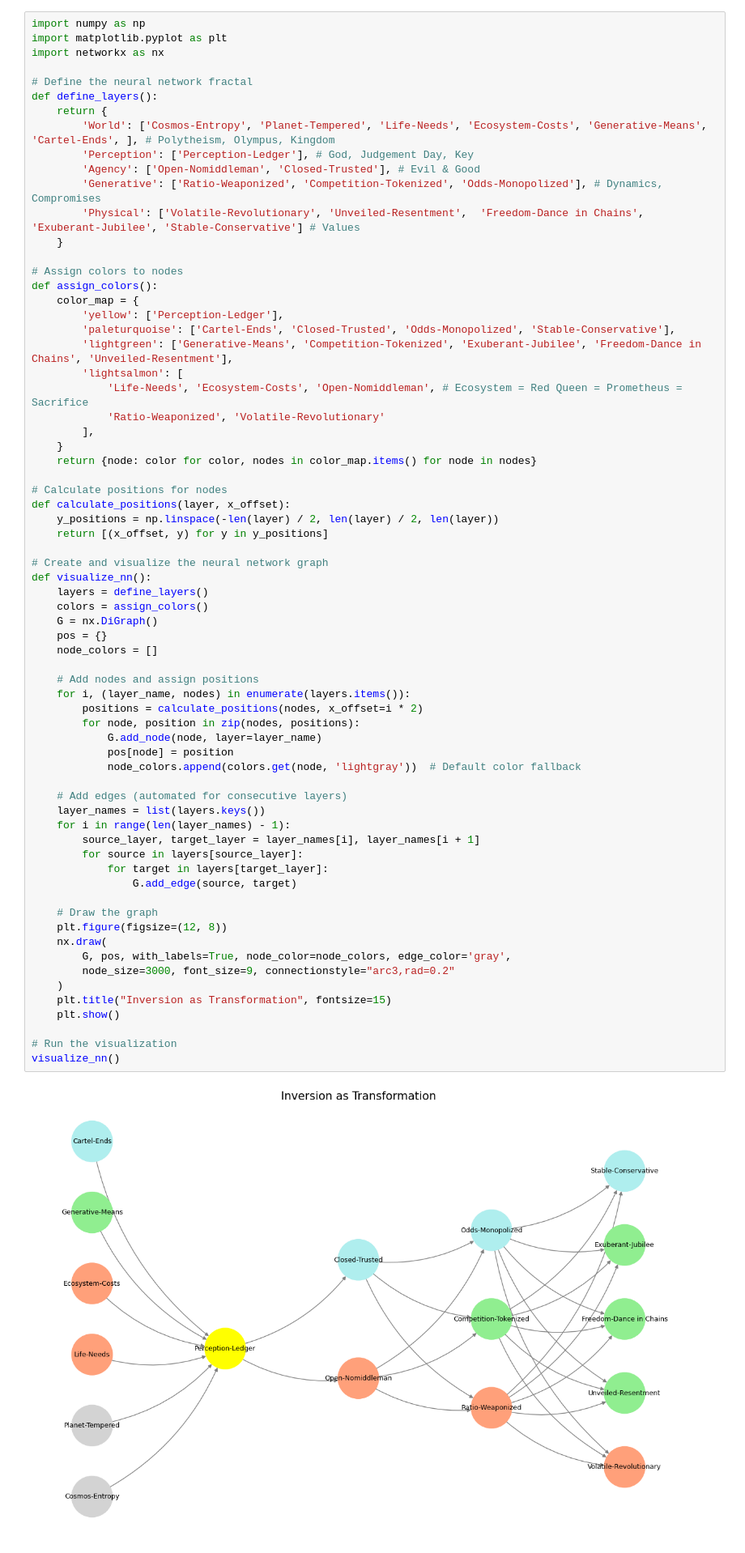
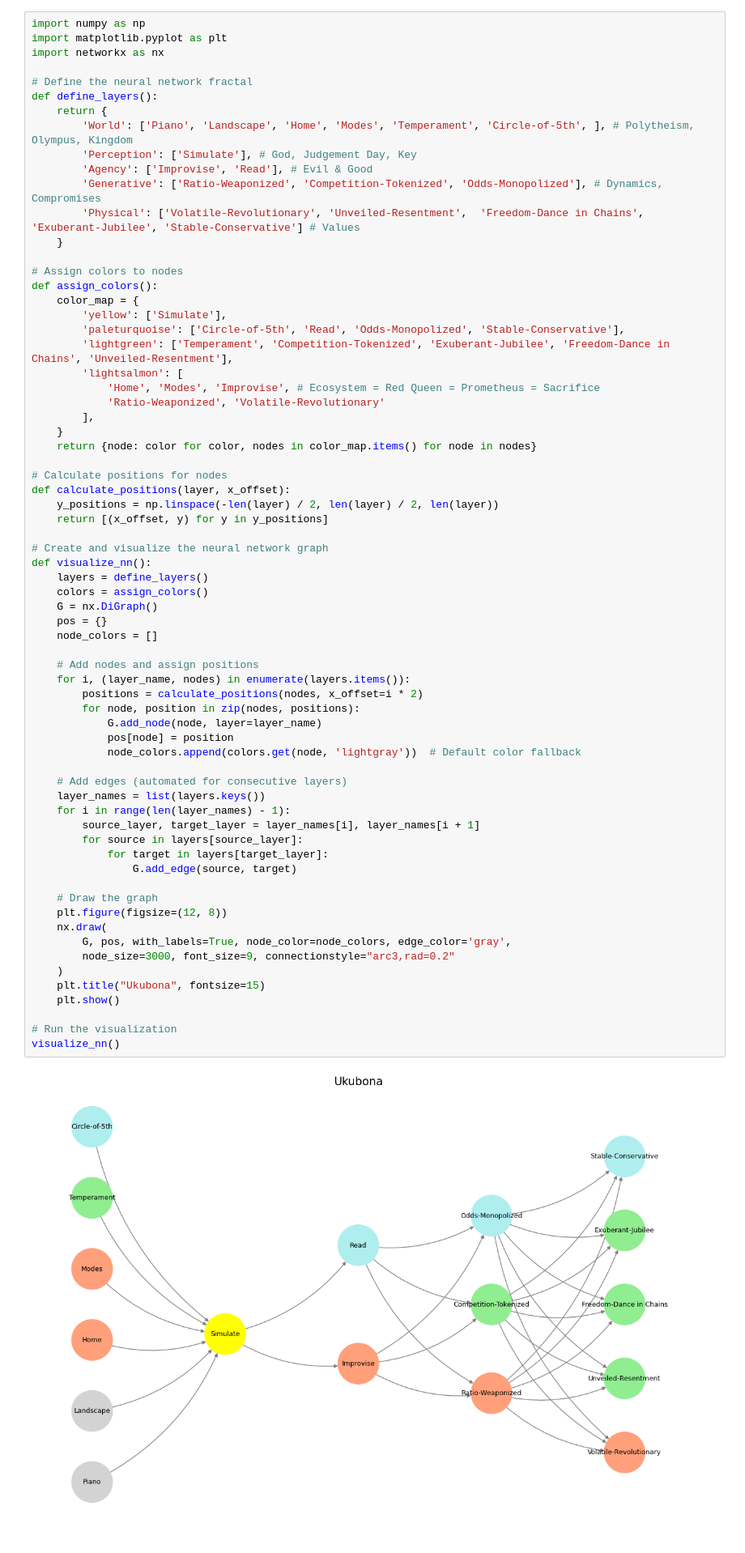
Before and after one commit to abikesa/website, a Jupyter notebook: kitabo/ensi/_build/jupyter_execute/act3/part2/part2_2.ipynb, the cells around one changed output. Shown at 81% size. Saved outputs shown, nothing was run; the diff lists cells and outputs as text.

Commit message:
piano

````diff
--- a/kitabo/ensi/_build/jupyter_execute/act3/part2/part2_2.ipynb
+++ b/kitabo/ensi/_build/jupyter_execute/act3/part2/part2_2.ipynb
@@ -9,9 +9,9 @@ import networkx as nx
 # Define the neural network fractal
 def define_layers():
     return {
-        'World': ['Cosmos-Entropy', 'Planet-Tempered', 'Life-Needs', 'Ecosystem-Costs', 'Generative-Means', 'Cartel-Ends', ], # Polytheism, Olympus, Kingdom
-        'Perception': ['Perception-Ledger'], # God, Judgement Day, Key
-        'Agency': ['Open-Nomiddleman', 'Closed-Trusted'], # Evil & Good
+        'World': ['Piano', 'Landscape', 'Home', 'Modes', 'Temperament', 'Circle-of-5th', ], # Polytheism, Olympus, Kingdom
+        'Perception': ['Simulate'], # God, Judgement Day, Key
+        'Agency': ['Improvise', 'Read'], # Evil & Good
         'Generative': ['Ratio-Weaponized', 'Competition-Tokenized', 'Odds-Monopolized'], # Dynamics, Compromises
         'Physical': ['Volatile-Revolutionary', 'Unveiled-Resentment',  'Freedom-Dance in Chains', 'Exuberant-Jubilee', 'Stable-Conservative'] # Values
     }
@@ -19,11 +19,11 @@ def define_layers():
 # Assign colors to nodes
 def assign_colors():
     color_map = {
-        'yellow': ['Perception-Ledger'],
-        'paleturquoise': ['Cartel-Ends', 'Closed-Trusted', 'Odds-Monopolized', 'Stable-Conservative'],
-        'lightgreen': ['Generative-Means', 'Competition-Tokenized', 'Exuberant-Jubilee', 'Freedom-Dance in Chains', 'Unveiled-Resentment'],
+        'yellow': ['Simulate'],
+        'paleturquoise': ['Circle-of-5th', 'Read', 'Odds-Monopolized', 'Stable-Conservative'],
+        'lightgreen': ['Temperament', 'Competition-Tokenized', 'Exuberant-Jubilee', 'Freedom-Dance in Chains', 'Unveiled-Resentment'],
         'lightsalmon': [
-            'Life-Needs', 'Ecosystem-Costs', 'Open-Nomiddleman', # Ecosystem = Red Queen = Prometheus = Sacrifice
+            'Home', 'Modes', 'Improvise', # Ecosystem = Red Queen = Prometheus = Sacrifice
             'Ratio-Weaponized', 'Volatile-Revolutionary'
         ],
     }
@@ -42,35 +42,35 @@ def visualize_nn():
     pos = {}
     node_colors = []
 
     # Add nodes and assign positions
     for i, (layer_name, nodes) in enumerate(layers.items()):
         positions = calculate_positions(nodes, x_offset=i * 2)
         for node, position in zip(nodes, positions):
             G.add_node(node, layer=layer_name)
             pos[node] = position
             node_colors.append(colors.get(node, 'lightgray'))  # Default color fallback
 
     # Add edges (automated for consecutive layers)
     layer_names = list(layers.keys())
     for i in range(len(layer_names) - 1):
         source_layer, target_layer = layer_names[i], layer_names[i + 1]
         for source in layers[source_layer]:
             for target in layers[target_layer]:
                 G.add_edge(source, target)
 
     # Draw the graph
     plt.figure(figsize=(12, 8))
     nx.draw(
         G, pos, with_labels=True, node_color=node_colors, edge_color='gray',
         node_size=3000, font_size=9, connectionstyle="arc3,rad=0.2"
     )
-    plt.title("Inversion as Transformation", fontsize=15)
+    plt.title("Ukubona", fontsize=15)
     plt.show()
 
 # Run the visualization
 visualize_nn()
 # %% [output]
-[figure, old version]
+[figure, new version]
 # %% [markdown]
 ```{figure} ../../figures/blanche.*
 ---
````
Also changed, not shown: 6 other files.
